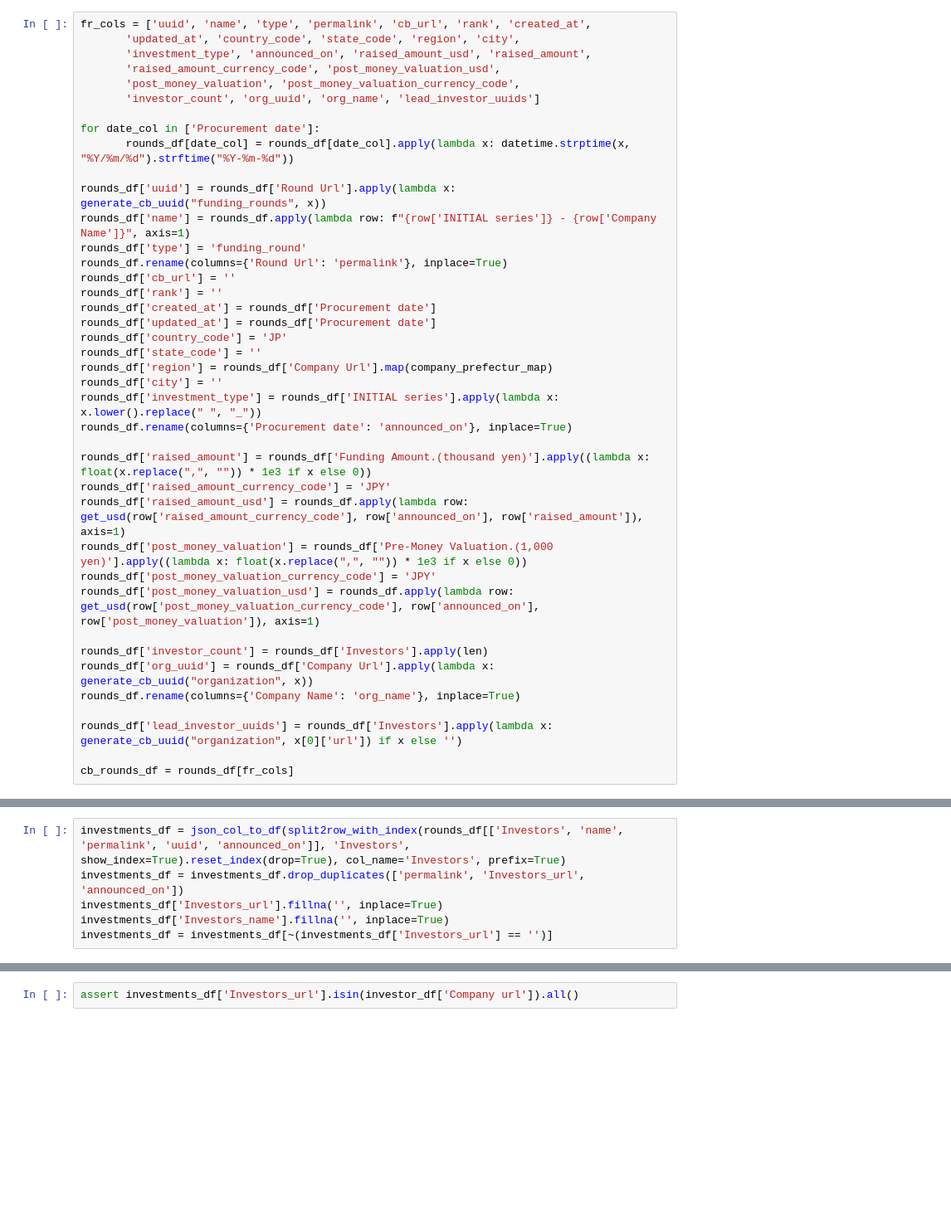
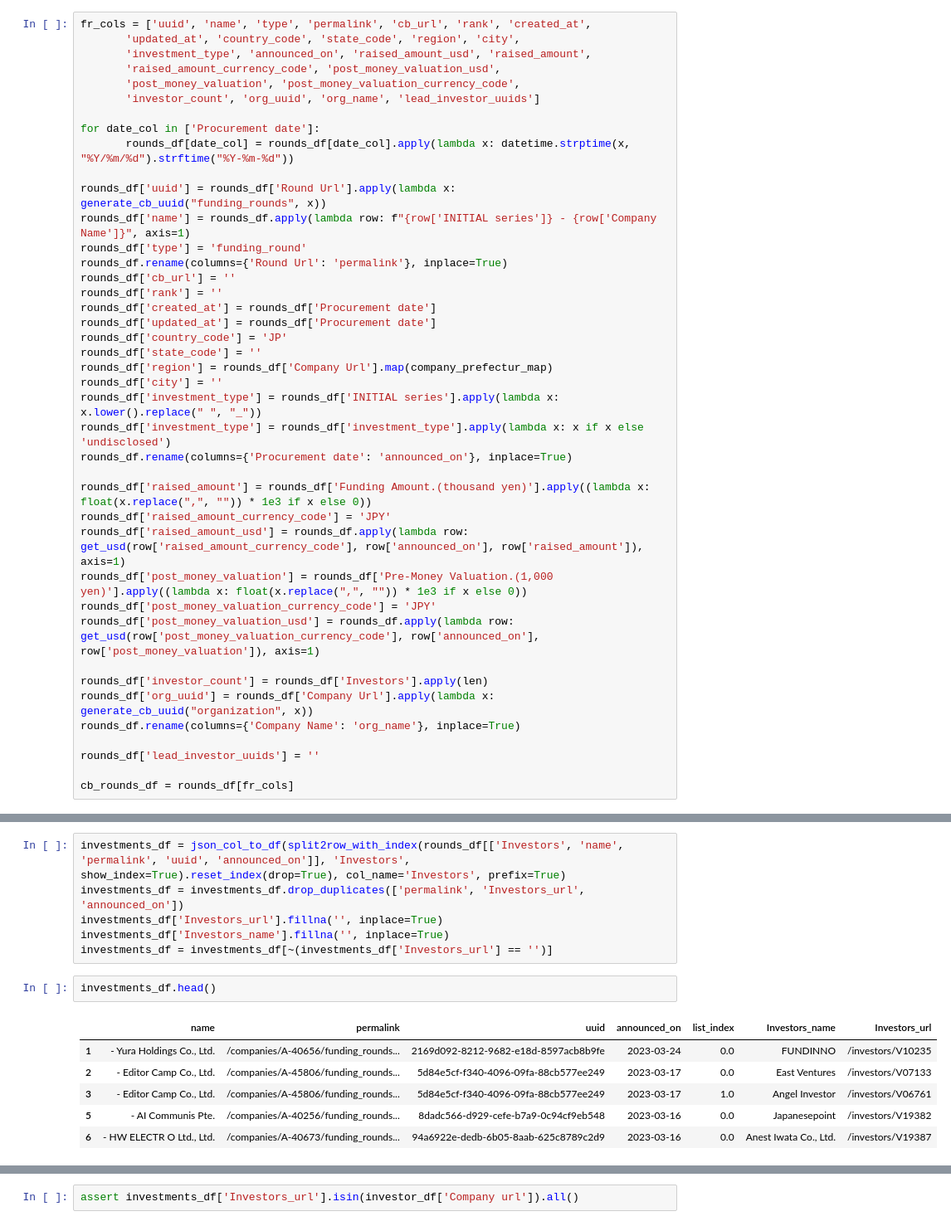
Before and after one commit to ENsu/initial-scripts, a Jupyter notebook: merge_pages_from_gcs.ipynb, the cells around one changed output, grey strips where cells are left out. Shown at 83% size. Drawn from its saved outputs; the diff is of its cells as text; blank space fills up the shorter version.

```diff
--- a/merge_pages_from_gcs.ipynb
+++ b/merge_pages_from_gcs.ipynb
@@ -201,6 +201,7 @@ rounds_df['state_code'] = ''
 rounds_df['region'] = rounds_df['Company Url'].map(company_prefectur_map)
 rounds_df['city'] = ''
 rounds_df['investment_type'] = rounds_df['INITIAL series'].apply(lambda x: x.lower().replace(" ", "_"))
+rounds_df['investment_type'] = rounds_df['investment_type'].apply(lambda x: x if x else 'undisclosed')
 rounds_df.rename(columns={'Procurement date': 'announced_on'}, inplace=True)
 
 rounds_df['raised_amount'] = rounds_df['Funding Amount.(thousand yen)'].apply((lambda x: float(x.replace(",", "")) * 1e3 if x else 0))
@@ -214,7 +215,7 @@ rounds_df['investor_count'] = rounds_df['Investors'].apply(len)
 rounds_df['org_uuid'] = rounds_df['Company Url'].apply(lambda x: generate_cb_uuid("organization", x))
 rounds_df.rename(columns={'Company Name': 'org_name'}, inplace=True)
 
-rounds_df['lead_investor_uuids'] = rounds_df['Investors'].apply(lambda x: generate_cb_uuid("organization", x[0]['url']) if x else '')
+rounds_df['lead_investor_uuids'] = ''
 
 cb_rounds_df = rounds_df[fr_cols]
 # %% [markdown]
@@ -231,3 +233,12 @@ investments_df = investments_df.drop_duplicates(['permalink', 'Investors_url', '
 investments_df['Investors_url'].fillna('', inplace=True)
 investments_df['Investors_name'].fillna('', inplace=True)
 investments_df = investments_df[~(investments_df['Investors_url'] == '')]
+# %%
+investments_df.head()
+# %% [output]
+|  | name | permalink | uuid | announced_on | list_index | Investors_name | Investors_url |
+| 1 | - Yura Holdings Co., Ltd. | /companies/A-40656/funding_rounds... | 2169d092-8212-9682-e18d-8597acb8b9fe | 2023-03-24 | 0.0 | FUNDINNO | /investors/V10235 |
+| 2 | - Editor Camp Co., Ltd. | /companies/A-45806/funding_rounds... | 5d84e5cf-f340-4096-09fa-88cb577ee249 | 2023-03-17 | 0.0 | East Ventures | /investors/V07133 |
+| 3 | - Editor Camp Co., Ltd. | /companies/A-45806/funding_rounds... | 5d84e5cf-f340-4096-09fa-88cb577ee249 | 2023-03-17 | 1.0 | Angel Investor | /investors/V06761 |
+| 5 | - AI Communis Pte. | /companies/A-40256/funding_rounds... | 8dadc566-d929-cefe-b7a9-0c94cf9eb548 | 2023-03-16 | 0.0 | Japanesepoint | /investors/V19382 |
+| 6 | - HW ELECTR O Ltd., Ltd. | /companies/A-40673/funding_rounds... | 94a6922e-dedb-6b05-8aab-625c8789c2d9 | 2023-03-16 | 0.0 | Anest Iwata Co., Ltd. | /investors/V19387 |
```
Also changed, not shown: parts of 14 cells of this notebook, 2 other files.
